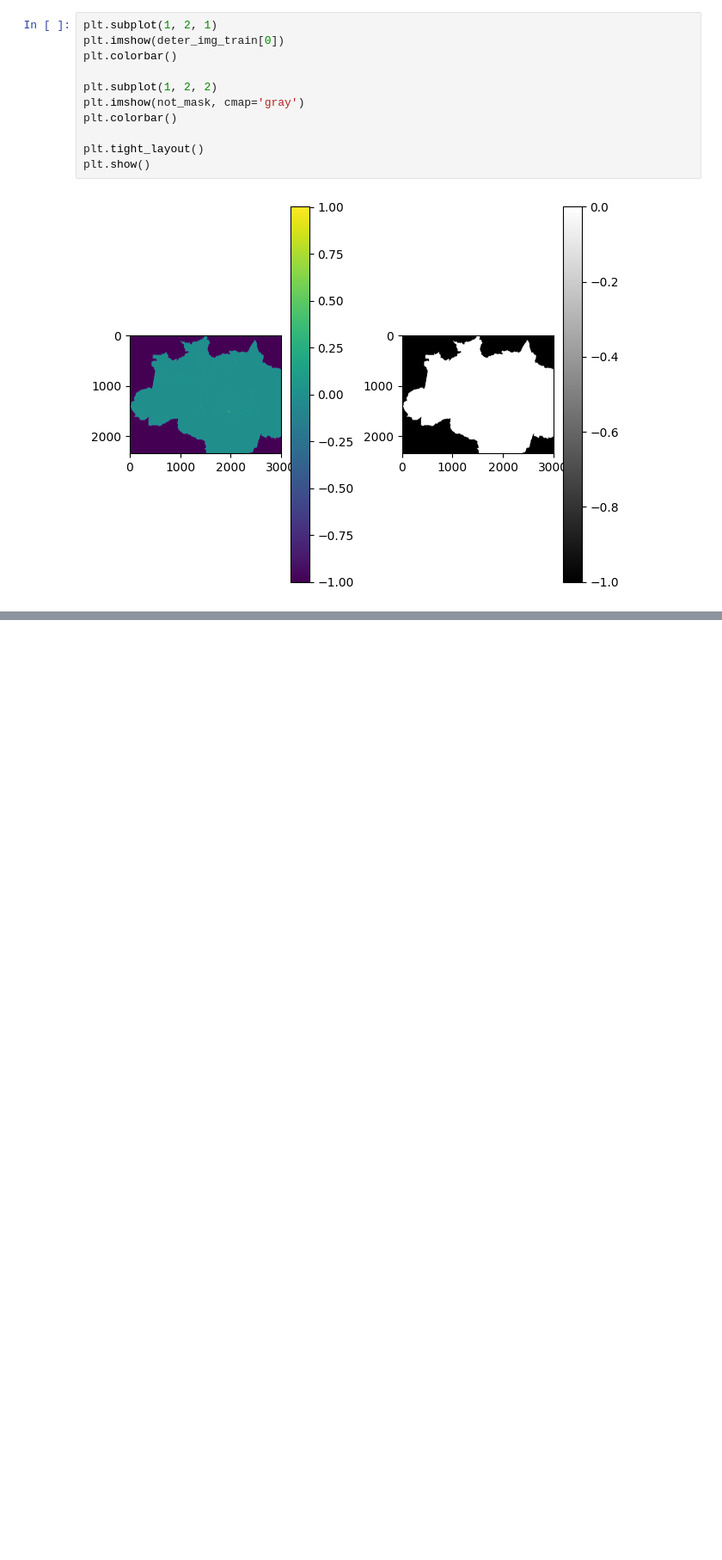
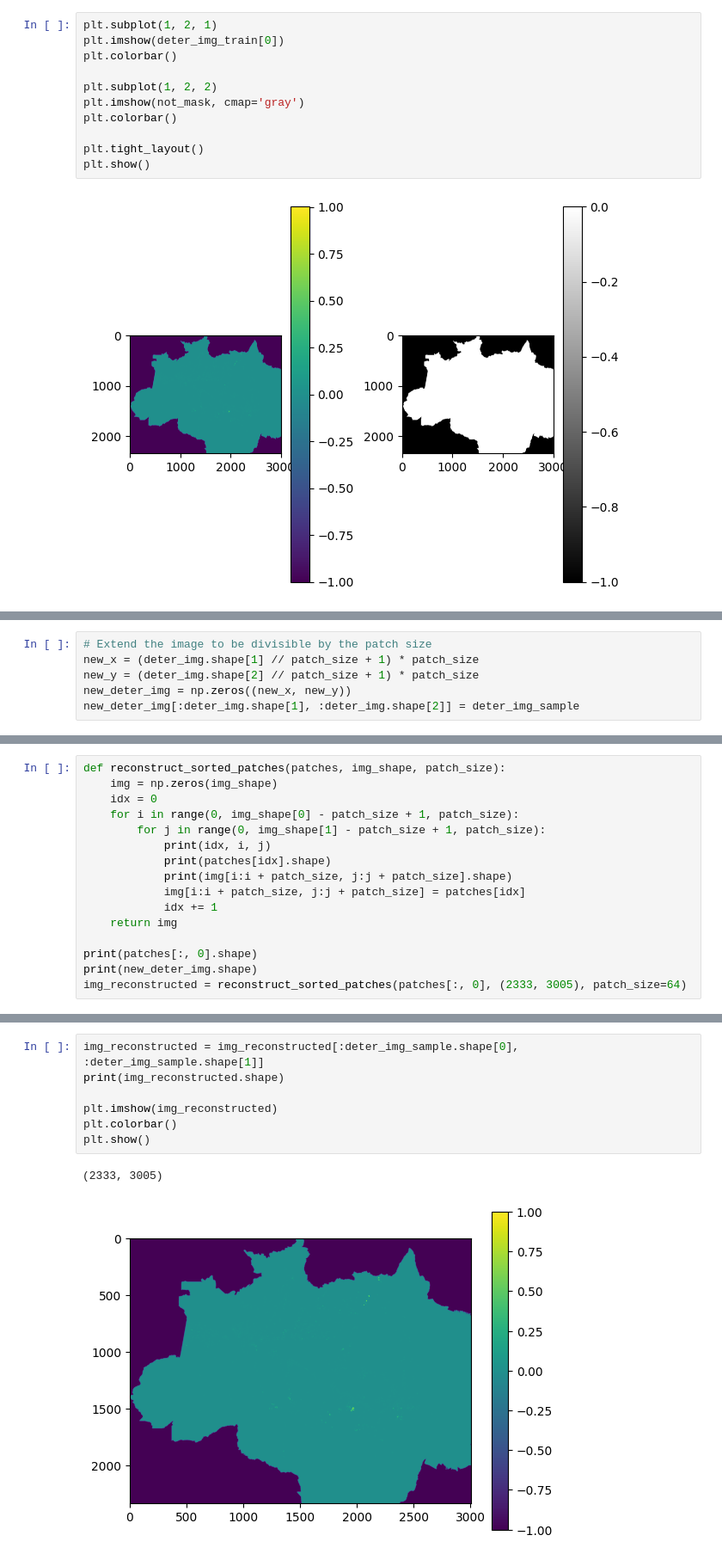
Before and after one commit to thimabru1010/AmazonDeforestation_Prediction, a Jupyter notebook: explore_INPE_IBAMA_data.ipynb, the cells around one changed output, grey strips where cells are left out. Shown at 86% size. Cells and saved outputs as stored; diff of their text form; blank space fills up the shorter version.

```diff
--- a/explore_INPE_IBAMA_data.ipynb
+++ b/explore_INPE_IBAMA_data.ipynb
@@ -291,0 +316,6 @@ print(not_mask)
+# %%
+# Extend the image to be divisible by the patch size
+new_x = (deter_img.shape[1] // patch_size + 1) * patch_size
+new_y = (deter_img.shape[2] // patch_size + 1) * patch_size
+new_deter_img = np.zeros((new_x, new_y))
+new_deter_img[:deter_img.shape[1], :deter_img.shape[2]] = deter_img_sample
@@ -291,0 +335,16 @@ print(not_mask)
+# %%
+def reconstruct_sorted_patches(patches, img_shape, patch_size):
+    img = np.zeros(img_shape)
+    idx = 0
+    for i in range(0, img_shape[0] - patch_size + 1, patch_size):
+        for j in range(0, img_shape[1] - patch_size + 1, patch_size):
+            print(idx, i, j)
+            print(patches[idx].shape)
+            print(img[i:i + patch_size, j:j + patch_size].shape)
+            img[i:i + patch_size, j:j + patch_size] = patches[idx]
+            idx += 1
+    return img
+
+print(patches[:, 0].shape)
+print(new_deter_img.shape)
+img_reconstructed = reconstruct_sorted_patches(patches[:, 0], (2333, 3005), patch_size=64)
@@ -291,0 +369,10 @@ print(not_mask)
+# %%
+img_reconstructed = img_reconstructed[:deter_img_sample.shape[0], :deter_img_sample.shape[1]]
+print(img_reconstructed.shape)
+
+plt.imshow(img_reconstructed)
+plt.colorbar()
+plt.show()
+# %% [output]
+(2333, 3005)
+[figure, added]
```
Also changed, not shown: parts of 19 cells of this notebook, 2 other files.
